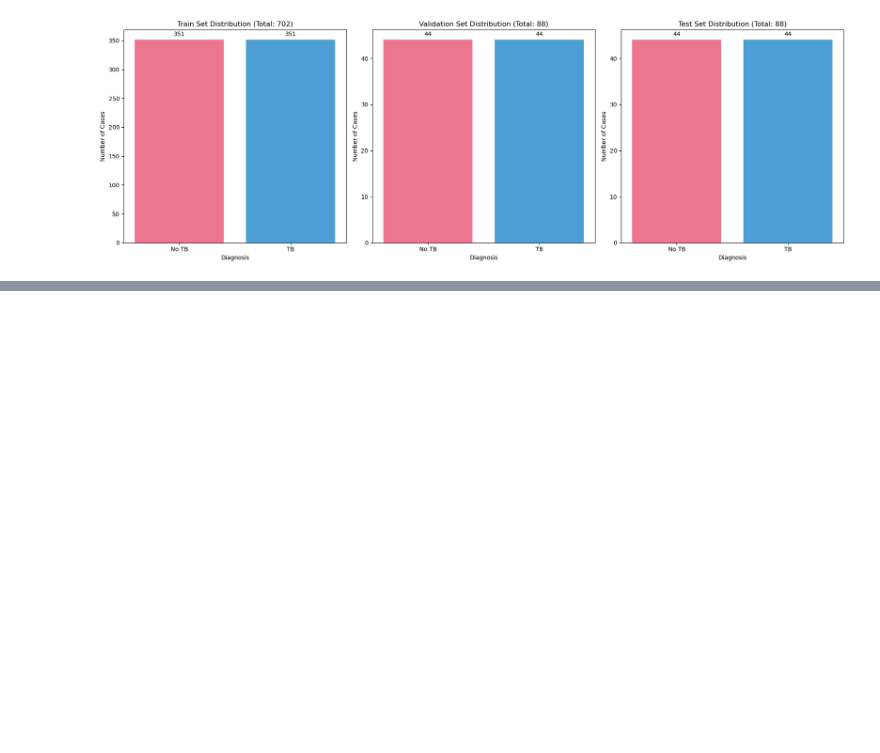
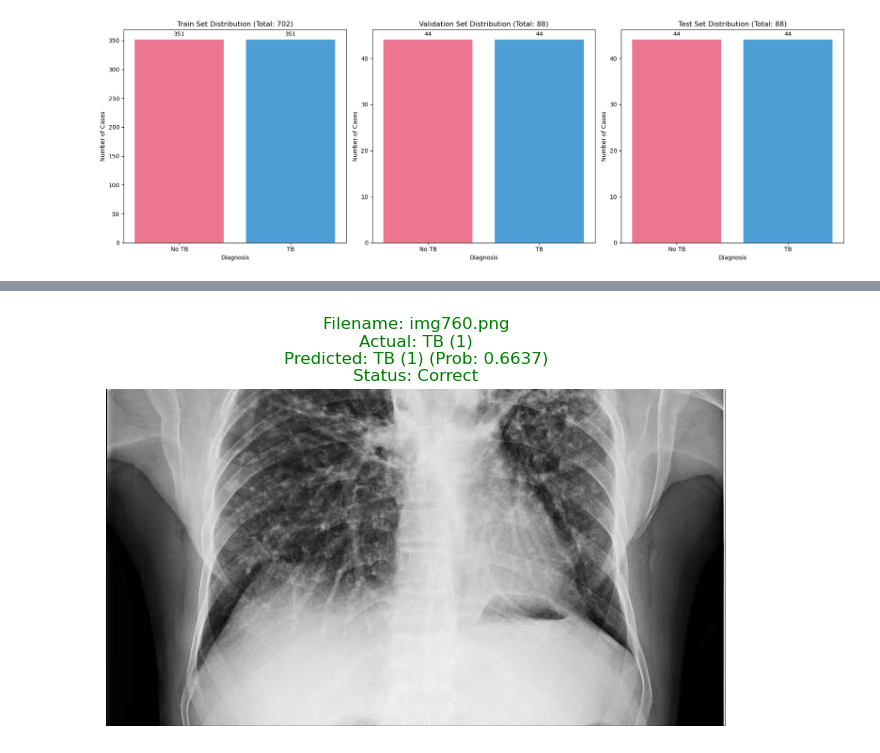
Before and after one commit to pas-enzo/iniciacao-cientifica, a Jupyter notebook: code/model.ipynb, the cells around one changed output, grey strips where cells are left out. Cells and saved outputs as stored; diff of their text form; code cells hidden in the pictures; blank space fills up the shorter version.

```diff
--- a/code/model.ipynb
+++ b/code/model.ipynb
@@ -647,0 +1204,80 @@ An error occurred during dataset stats computation: name 'tqdm' is not defined
+# %%
+# Set the model to evaluation mode
+final_trained_model.eval()
+
+# Helper function to convert prediction (logit) to readable label
+def get_label_name(label_value):
+    return "TB" if label_value == 1 else "No TB"
+
+def display_predictions(num_images=5):
+    """
+    Loads random images from the test set, makes predictions, and displays them
+    alongside the actual label and model's prediction.
+    """
+    if len(test_df) == 0:
+        print("Test DataFrame is empty. Cannot display predictions.")
+        return
+
+    print(f"Displaying {min(num_images, len(test_df))} random images with predictions:")
+    print("-" * 60)
+
+    # Convert test_df to a list of dictionaries for easier random sampling
+    test_samples = test_df.to_dict('records')
+
+    # Select random indices
+    if len(test_samples) > num_images:
+        selected_samples = random.sample(test_samples, num_images)
+    else:
+        selected_samples = test_samples # If test set is smaller, show all
+
+    for i, sample in enumerate(selected_samples):
+        img_path = sample['path']
+        true_label = sample['is_tb']
+        filename = os.path.basename(img_path)
+
+        try:
+            # Load the original image (for display)
+            original_image = Image.open(img_path).convert('RGB')
+
+            # Apply transformations for model input
+            # Use original val_test_transforms which includes ToTensor and Normalize
+            input_tensor = val_test_transforms(original_image)
+            input_batch = input_tensor.unsqueeze(0) # Add a batch dimension
+
+            # Move input to the same device as the model
+            input_batch = input_batch.to(device)
+
+            # Make prediction
+            with torch.no_grad():
+                output_logits = final_trained_model(input_batch)
+                prediction_proba = torch.sigmoid(output_logits).item() # Get probability from logit
+                predicted_label = 1 if prediction_proba > 0.5 else 0
+
+            # Determine if correct
+            is_correct = (predicted_label == true_label)
+            status_text = "Correct" if is_correct else "Incorrect"
+            status_color = "green" if is_correct else "red"
+
+            # Display the image and information
+            plt.figure(figsize=(8, 7)) # Adjust figure size as needed
+            plt.imshow(original_image)
+            plt.axis('off') # Hide axes
+
+            title_text = (
+                f"Filename: {filename}\n"
+                f"Actual: {get_label_name(true_label)} ({true_label})\n"
+                f"Predicted: {get_label_name(predicted_label)} ({predicted_label}) (Prob: {prediction_proba:.4f})\n"
+                f"Status: {status_text}"
+            )
+            plt.title(title_text, color=status_color)
+            plt.show()
+
+            print("-" * 60) # Separator for next image
+
+        except Exception as e:
+            print(f"Error processing image {filename} at path {img_path}: {e}")
+            print("-" * 60)
+
+# Call the function to display 5 random images
+display_predictions(num_images=5)
+# %% [output]
@@ -647,0 +1286 @@ An error occurred during dataset stats computation: name 'tqdm' is not defined
+[figure, added]
```
Also changed, not shown: parts of 11 cells of this notebook, 1 other file.
